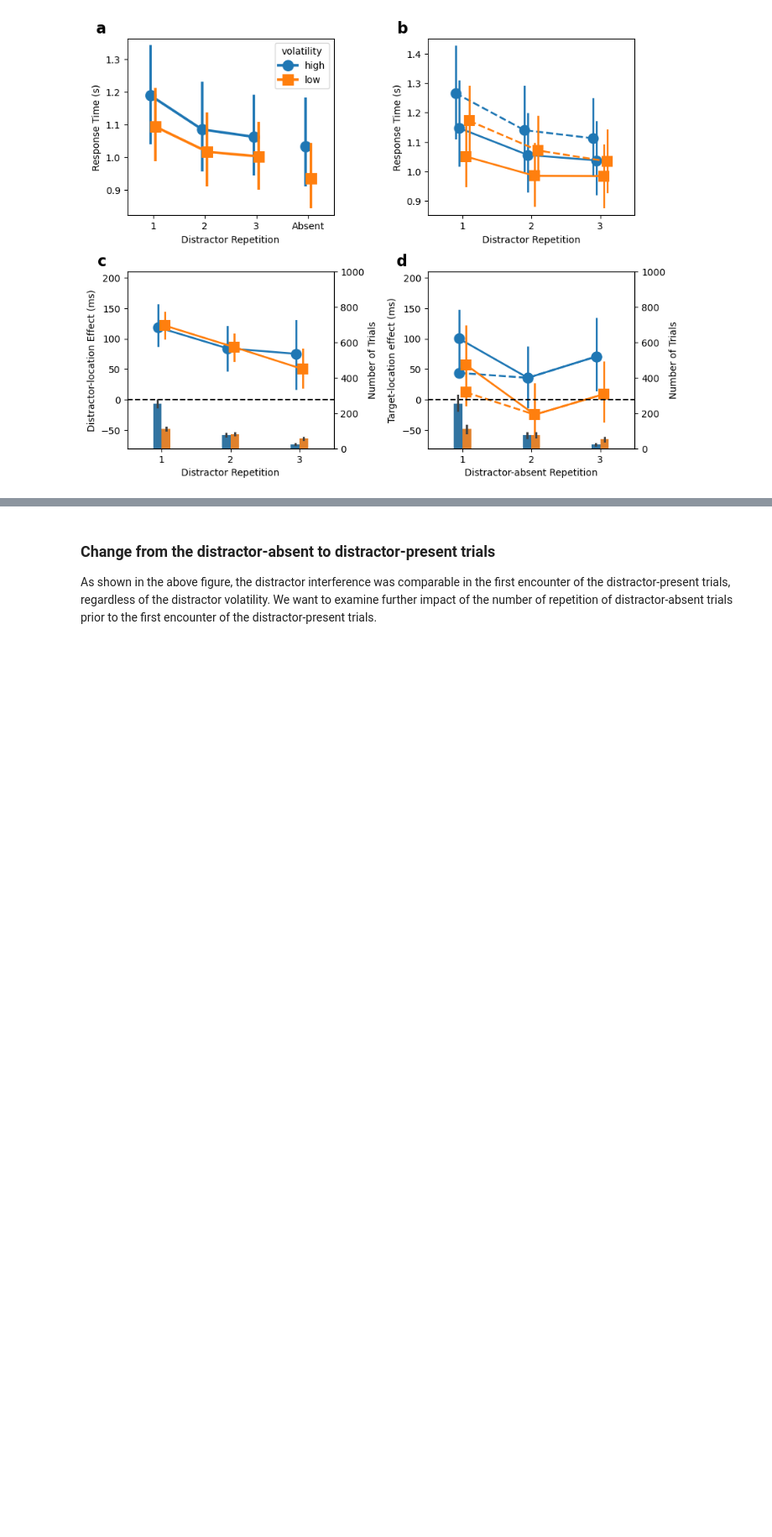
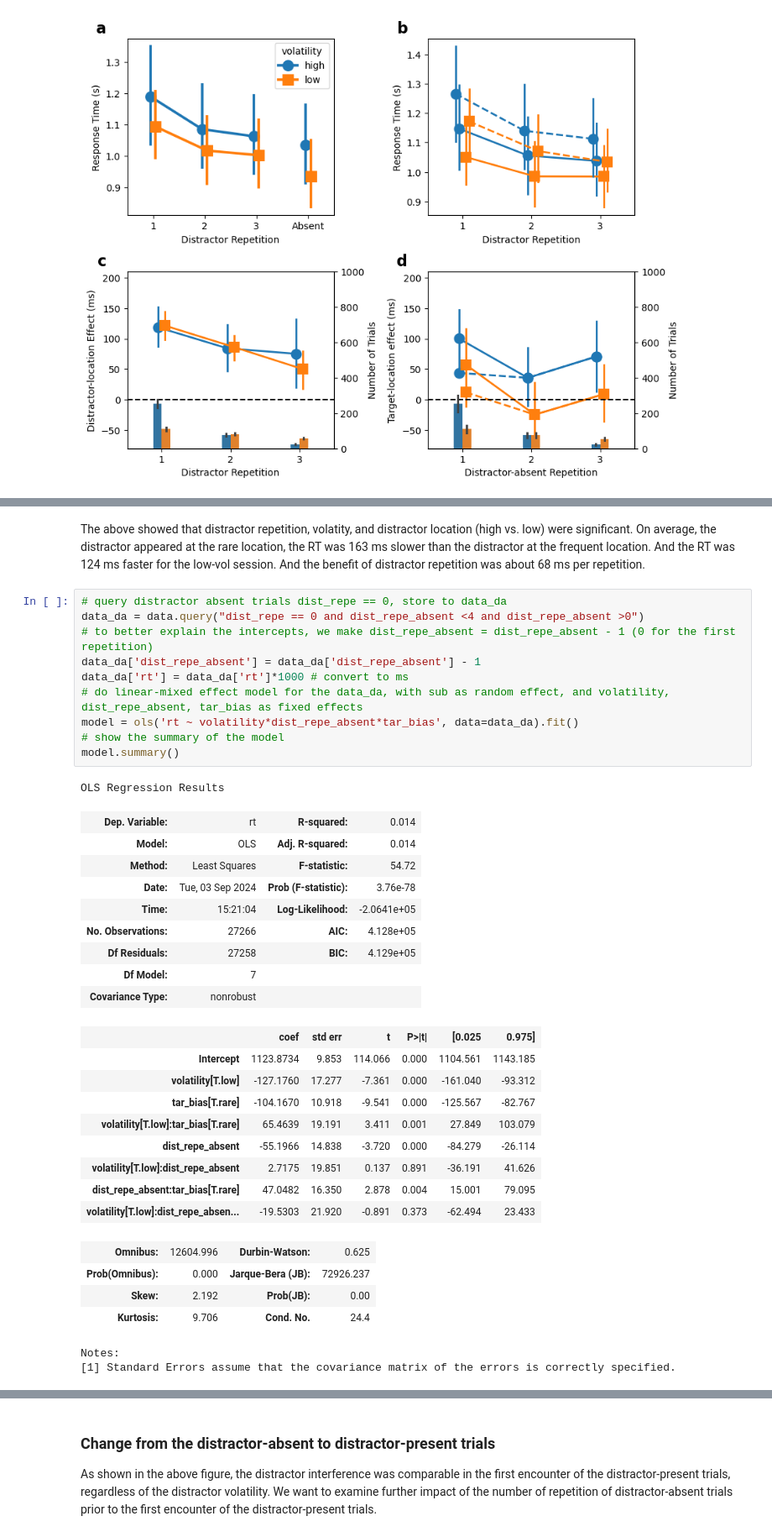
Before and after one commit to msenselab/statistical_learning_with_volatility, a Jupyter notebook: behavior_analysis.ipynb, the cells around one changed output, grey strips where cells are left out. Shown at 84% size. Saved outputs shown, nothing was run; the diff lists cells and outputs as text; blank space fills up the shorter version.

```diff
--- a/behavior_analysis.ipynb
+++ b/behavior_analysis.ipynb
@@ -777,0 +820,39 @@ fig.savefig('./figs/fig3.pdf', dpi=300, bbox_inches='tight')
+# %% [markdown]
+The above showed that distractor repetition, volatity, and distractor location (high vs. low) were significant.
+On average, the distractor appeared at the rare location, the RT was 163 ms slower than the distractor at the frequent location. And the RT was 124 ms faster for the low-vol session. And the benefit of distractor repetition was about 68 ms per repetition.
+# %%
+# query distractor absent trials dist_repe == 0, store to data_da
+data_da = data.query("dist_repe == 0 and dist_repe_absent <4 and dist_repe_absent >0")
+# to better explain the intercepts, we make dist_repe_absent = dist_repe_absent - 1 (0 for the first repetition)
+data_da['dist_repe_absent'] = data_da['dist_repe_absent'] - 1
+data_da['rt'] = data_da['rt']*1000 # convert to ms
+# do linear-mixed effect model for the data_da, with sub as random effect, and volatility, dist_repe_absent, tar_bias as fixed effects
+model = ols('rt ~ volatility*dist_repe_absent*tar_bias', data=data_da).fit()
+# show the summary of the model
+model.summary()
+# %% [output]
+OLS Regression Results
+| Dep. Variable: | rt | R-squared: | 0.014 |
+| Model: | OLS | Adj. R-squared: | 0.014 |
+| Method: | Least Squares | F-statistic: | 54.72 |
+| Date: | Tue, 03 Sep 2024 | Prob (F-statistic): | 3.76e-78 |
+| Time: | 15:21:04 | Log-Likelihood: | -2.0641e+05 |
+| No. Observations: | 27266 | AIC: | 4.128e+05 |
+| Df Residuals: | 27258 | BIC: | 4.129e+05 |
+| Df Model: | 7 |  |  |
+| Covariance Type: | nonrobust |  |  |
+|  | coef | std err | t | P>|t| | [0.025 | 0.975] |
+| Intercept | 1123.8734 | 9.853 | 114.066 | 0.000 | 1104.561 | 1143.185 |
+| volatility[T.low] | -127.1760 | 17.277 | -7.361 | 0.000 | -161.040 | -93.312 |
+| tar_bias[T.rare] | -104.1670 | 10.918 | -9.541 | 0.000 | -125.567 | -82.767 |
+| volatility[T.low]:tar_bias[T.rare] | 65.4639 | 19.191 | 3.411 | 0.001 | 27.849 | 103.079 |
+| dist_repe_absent | -55.1966 | 14.838 | -3.720 | 0.000 | -84.279 | -26.114 |
+| volatility[T.low]:dist_repe_absent | 2.7175 | 19.851 | 0.137 | 0.891 | -36.191 | 41.626 |
+| dist_repe_absent:tar_bias[T.rare] | 47.0482 | 16.350 | 2.878 | 0.004 | 15.001 | 79.095 |
+| volatility[T.low]:dist_repe_absen... | -19.5303 | 21.920 | -0.891 | 0.373 | -62.494 | 23.433 |
+| Omnibus: | 12604.996 | Durbin-Watson: | 0.625 |
+| Prob(Omnibus): | 0.000 | Jarque-Bera (JB): | 72926.237 |
+| Skew: | 2.192 | Prob(JB): | 0.00 |
+| Kurtosis: | 9.706 | Cond. No. | 24.4 |
+Notes:
+[1] Standard Errors assume that the covariance matrix of the errors is correctly specified.
```
Also changed, not shown: parts of 8 cells of this notebook, 5 other files.
